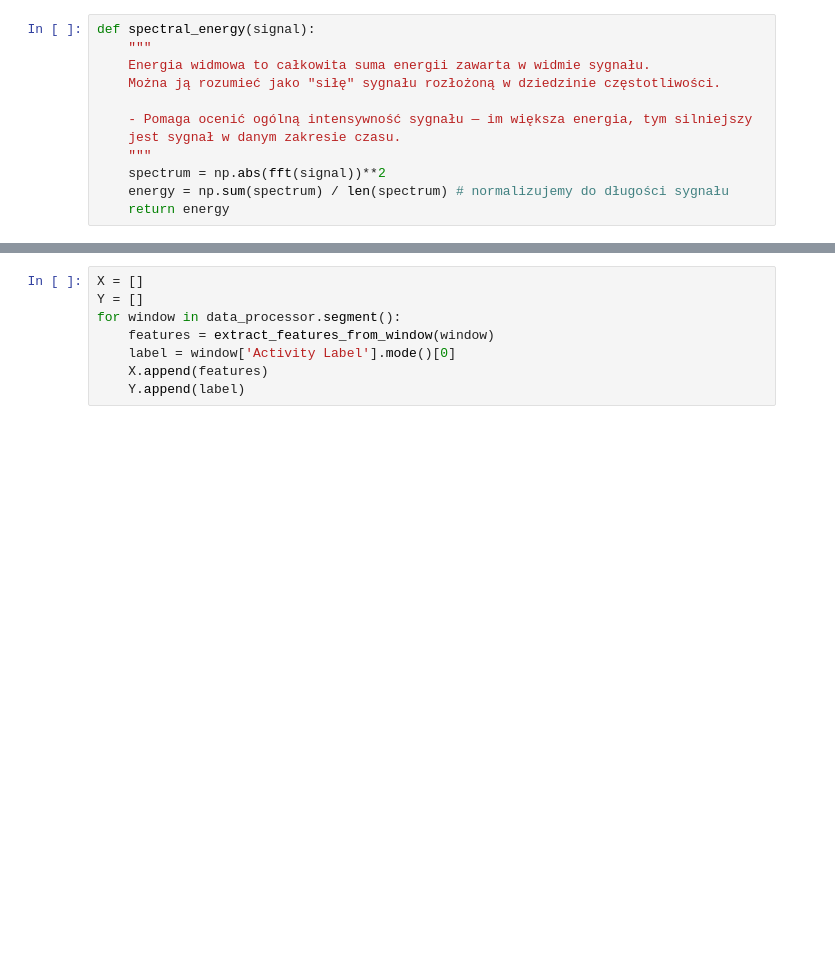
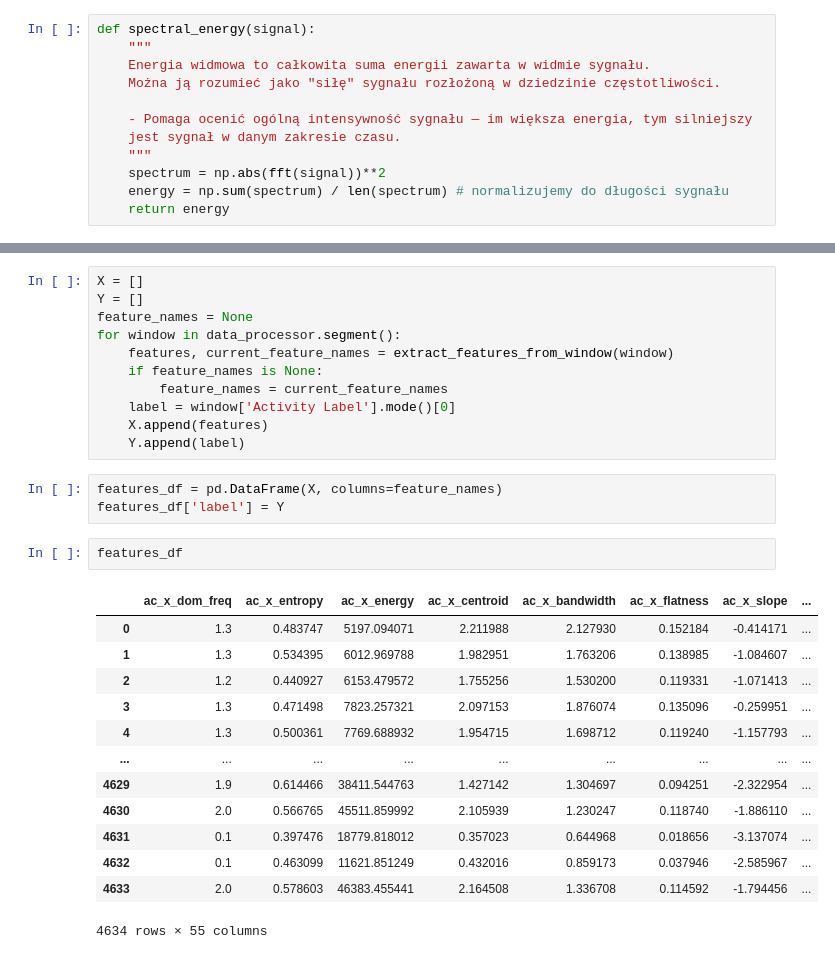
Before and after one commit to MetaMotionPPWID/metamotion-ml, a Jupyter notebook: data_loader/freq_params.ipynb, the cells around one changed output, grey strips where cells are left out. Cells and saved outputs as stored; diff of their text form; blank space fills up the shorter version.

```diff
--- a/data_loader/freq_params.ipynb
+++ b/data_loader/freq_params.ipynb
@@ -79,8 +179,30 @@ def extract_features_from_window(window, fs=20):  # 200 próbek = 10s -> fs = 20
 # %%
 X = []
 Y = []
+feature_names = None
 for window in data_processor.segment():
-    features = extract_features_from_window(window)
+    features, current_feature_names = extract_features_from_window(window)
+    if feature_names is None:
+        feature_names = current_feature_names
     label = window['Activity Label'].mode()[0]
     X.append(features)
     Y.append(label)
+# %%
+features_df = pd.DataFrame(X, columns=feature_names)
+features_df['label'] = Y
+# %%
+features_df
+# %% [output]
+|  | ac_x_dom_freq | ac_x_entropy | ac_x_energy | ac_x_centroid | ac_x_bandwidth | ac_x_flatness | ac_x_slope | ... |
+| 0 | 1.3 | 0.483747 | 5197.094071 | 2.211988 | 2.127930 | 0.152184 | -0.414171 | ... |
+| 1 | 1.3 | 0.534395 | 6012.969788 | 1.982951 | 1.763206 | 0.138985 | -1.084607 | ... |
+| 2 | 1.2 | 0.440927 | 6153.479572 | 1.755256 | 1.530200 | 0.119331 | -1.071413 | ... |
+| 3 | 1.3 | 0.471498 | 7823.257321 | 2.097153 | 1.876074 | 0.135096 | -0.259951 | ... |
+| 4 | 1.3 | 0.500361 | 7769.688932 | 1.954715 | 1.698712 | 0.119240 | -1.157793 | ... |
+| ... | ... | ... | ... | ... | ... | ... | ... | ... |
+| 4629 | 1.9 | 0.614466 | 38411.544763 | 1.427142 | 1.304697 | 0.094251 | -2.322954 | ... |
+| 4630 | 2.0 | 0.566765 | 45511.859992 | 2.105939 | 1.230247 | 0.118740 | -1.886110 | ... |
+| 4631 | 0.1 | 0.397476 | 18779.818012 | 0.357023 | 0.644968 | 0.018656 | -3.137074 | ... |
+| 4632 | 0.1 | 0.463099 | 11621.851249 | 0.432016 | 0.859173 | 0.037946 | -2.585967 | ... |
+| 4633 | 2.0 | 0.578603 | 46383.455441 | 2.164508 | 1.336708 | 0.114592 | -1.794456 | ... |
+4634 rows × 55 columns
```
Also changed, not shown: parts of 14 cells of this notebook.
